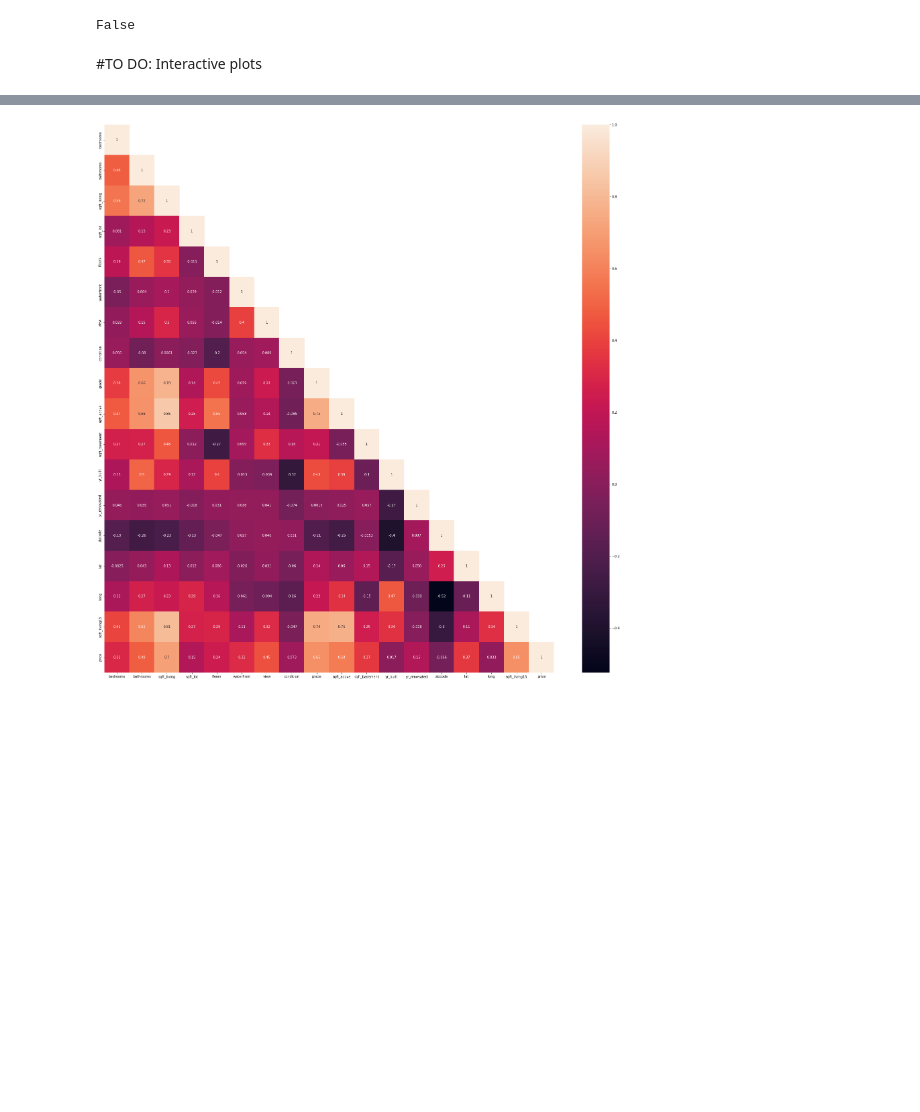
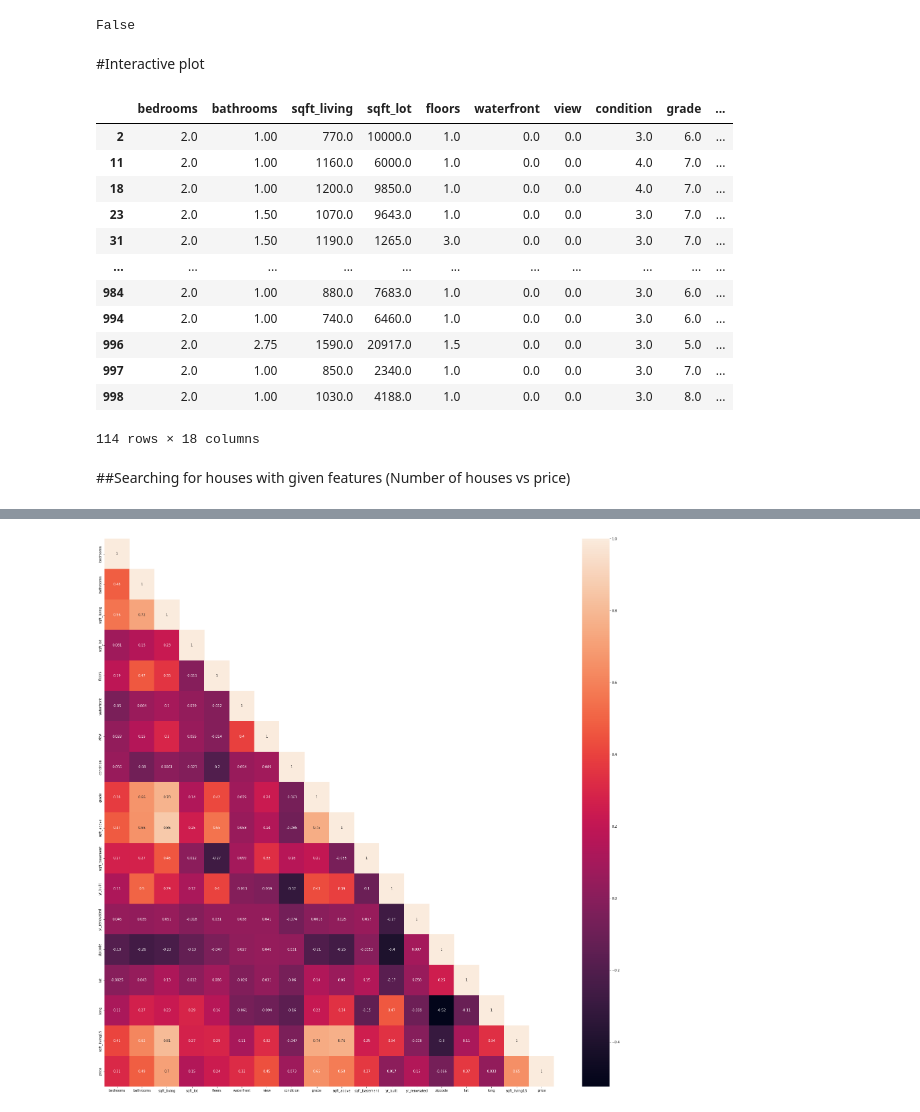
Before and after one commit to monikachudyba/MachineLearningProjects, a Jupyter notebook: Regression - House Pricing.ipynb, the cells around one changed output, grey strips where cells are left out. Drawn from its saved outputs; the diff is of its cells as text; code cells hidden in the pictures; blank space fills up the shorter version.

Commit message:
interactive plot outline

```diff
--- a/Regression - House Pricing.ipynb
+++ b/Regression - House Pricing.ipynb
@@ -146,4 +146,22 @@ df.duplicated(keep='first').any()
 # %% [output]
 False
 # %% [markdown]
-#TO DO: Interactive plots
+#Interactive plot
+# %%
+df[df['bedrooms']==2]
+# %% [output]
+|  | bedrooms | bathrooms | sqft_living | sqft_lot | floors | waterfront | view | condition | grade | ... |
+| 2 | 2.0 | 1.00 | 770.0 | 10000.0 | 1.0 | 0.0 | 0.0 | 3.0 | 6.0 | ... |
+| 11 | 2.0 | 1.00 | 1160.0 | 6000.0 | 1.0 | 0.0 | 0.0 | 4.0 | 7.0 | ... |
+| 18 | 2.0 | 1.00 | 1200.0 | 9850.0 | 1.0 | 0.0 | 0.0 | 4.0 | 7.0 | ... |
+| 23 | 2.0 | 1.50 | 1070.0 | 9643.0 | 1.0 | 0.0 | 0.0 | 3.0 | 7.0 | ... |
+| 31 | 2.0 | 1.50 | 1190.0 | 1265.0 | 3.0 | 0.0 | 0.0 | 3.0 | 7.0 | ... |
+| ... | ... | ... | ... | ... | ... | ... | ... | ... | ... | ... |
+| 984 | 2.0 | 1.00 | 880.0 | 7683.0 | 1.0 | 0.0 | 0.0 | 3.0 | 6.0 | ... |
+| 994 | 2.0 | 1.00 | 740.0 | 6460.0 | 1.0 | 0.0 | 0.0 | 3.0 | 6.0 | ... |
+| 996 | 2.0 | 2.75 | 1590.0 | 20917.0 | 1.5 | 0.0 | 0.0 | 3.0 | 5.0 | ... |
+| 997 | 2.0 | 1.00 | 850.0 | 2340.0 | 1.0 | 0.0 | 0.0 | 3.0 | 7.0 | ... |
+| 998 | 2.0 | 1.00 | 1030.0 | 4188.0 | 1.0 | 0.0 | 0.0 | 3.0 | 8.0 | ... |
+114 rows × 18 columns
+# %% [markdown]
+##Searching for houses with given features (Number of houses vs price)
```
Also changed, not shown: parts of 8 cells of this notebook.
